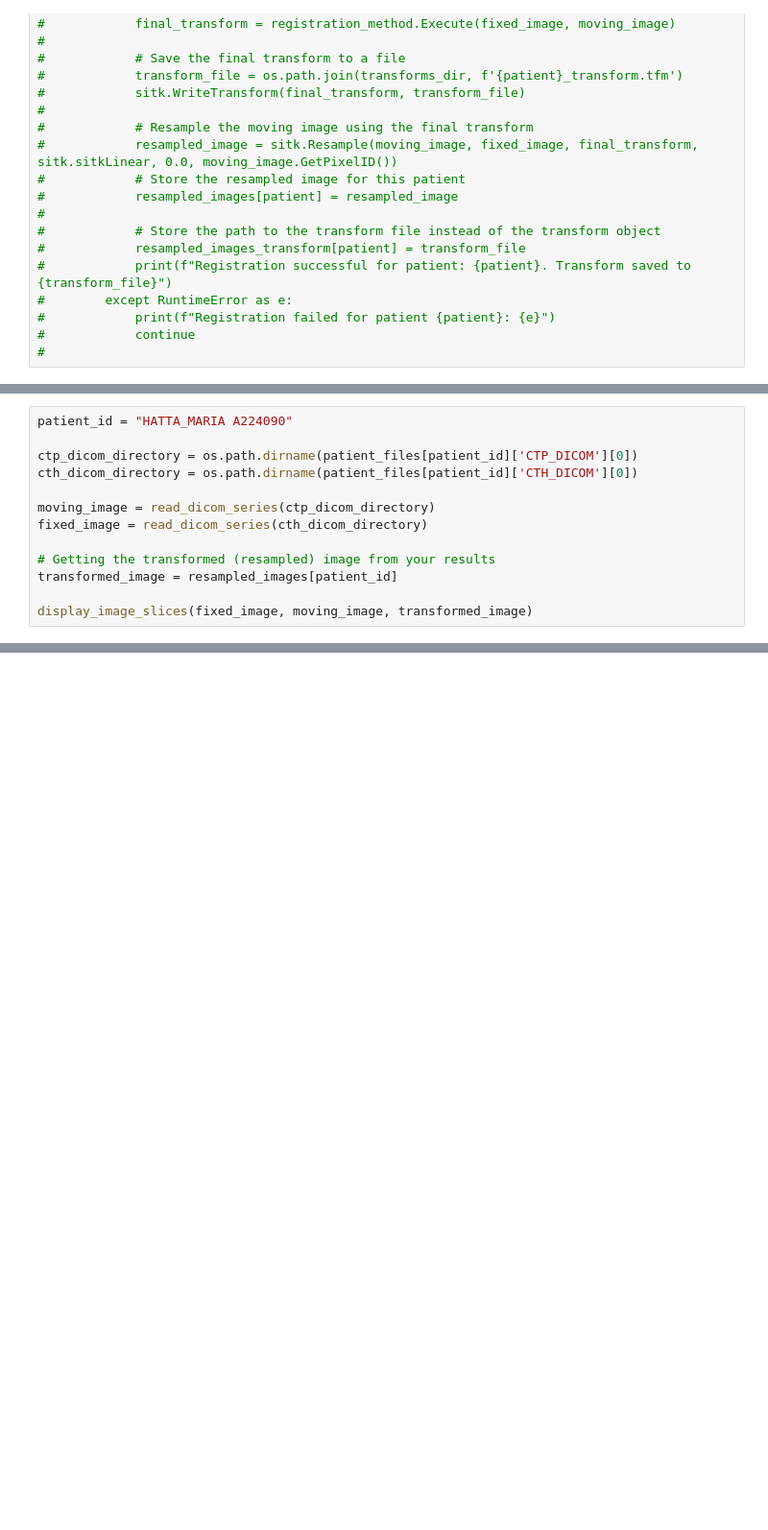
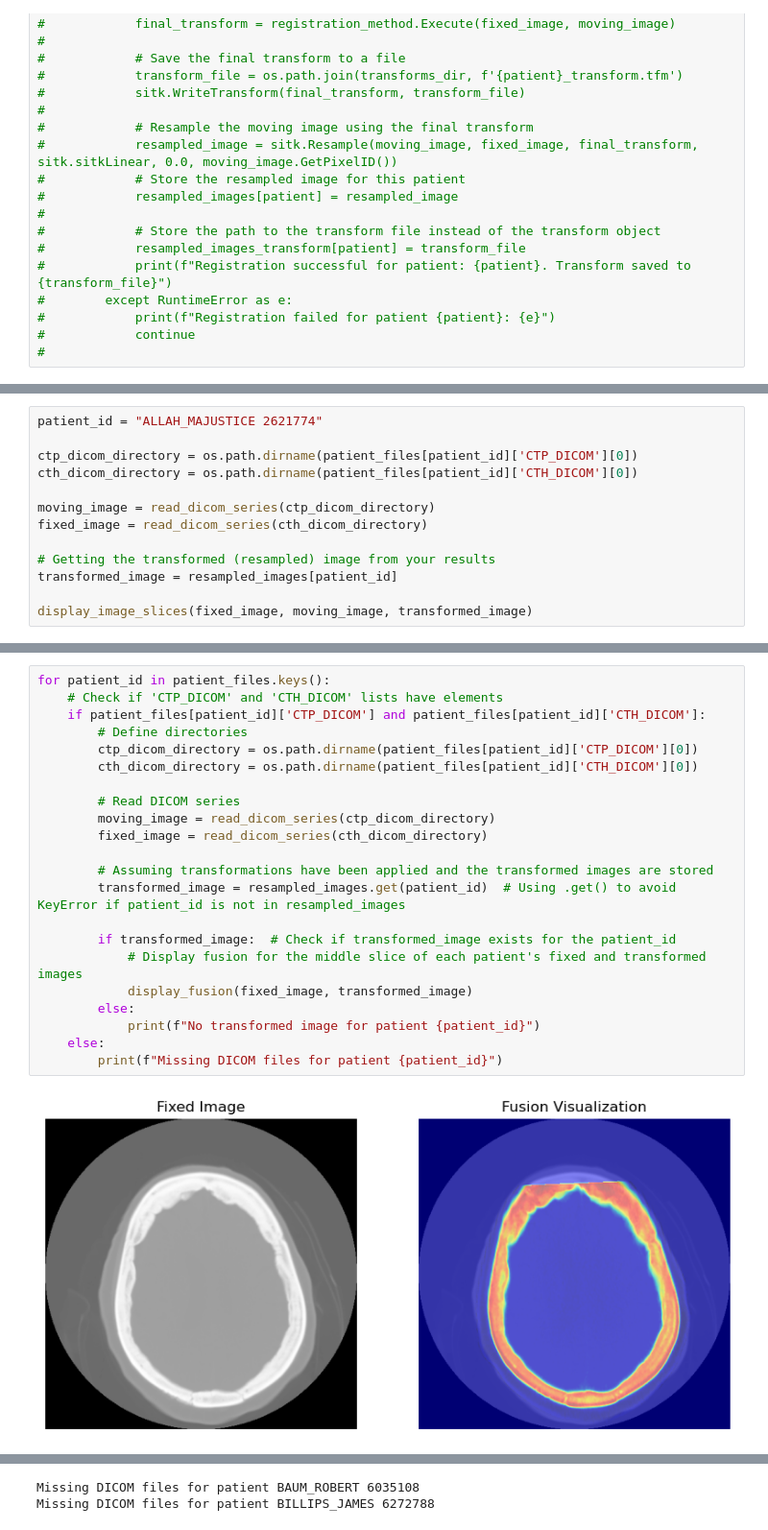
Before and after one commit to nicholasjprimianomd/CTH_CTP, a Jupyter notebook: register_CTPMAP_CTH_PIPELINE.ipynb, the cells around one changed output, grey strips where cells are left out. Shown at 96% size. Drawn from its saved outputs; the diff is of its cells as text; blank space fills up the shorter version.

```diff
--- a/register_CTPMAP_CTH_PIPELINE.ipynb
+++ b/register_CTPMAP_CTH_PIPELINE.ipynb
@@ -326,7 +352,7 @@ def display_image_slices(fixed_image, moving_image, transformed_image):
     interactive_output = widgets.interactive_output(update_slice, {'slice_idx': slice_slider})
     display(slice_slider, interactive_output)
 # %%
-patient_id = "HATTA_MARIA A224090"
+patient_id = "ALLAH_MAJUSTICE 2621774"
 
 ctp_dicom_directory = os.path.dirname(patient_files[patient_id]['CTP_DICOM'][0])
 cth_dicom_directory = os.path.dirname(patient_files[patient_id]['CTH_DICOM'][0])
@@ -376,0 +399,24 @@ display_fusion(fixed_image, transformed_image)
+# %%
+for patient_id in patient_files.keys():
+    # Check if 'CTP_DICOM' and 'CTH_DICOM' lists have elements
+    if patient_files[patient_id]['CTP_DICOM'] and patient_files[patient_id]['CTH_DICOM']:
+        # Define directories
+        ctp_dicom_directory = os.path.dirname(patient_files[patient_id]['CTP_DICOM'][0])
+        cth_dicom_directory = os.path.dirname(patient_files[patient_id]['CTH_DICOM'][0])
+
+        # Read DICOM series
+        moving_image = read_dicom_series(ctp_dicom_directory)
+        fixed_image = read_dicom_series(cth_dicom_directory)
+
+        # Assuming transformations have been applied and the transformed images are stored
+        transformed_image = resampled_images.get(patient_id)  # Using .get() to avoid KeyError if patient_id is not in resampled_images
+
+        if transformed_image:  # Check if transformed_image exists for the patient_id
+            # Display fusion for the middle slice of each patient's fixed and transformed images
+            display_fusion(fixed_image, transformed_image)
+        else:
+            print(f"No transformed image for patient {patient_id}")
+    else:
+        print(f"Missing DICOM files for patient {patient_id}")
+# %% [output]
+[figure, added]
@@ -376,0 +425,2 @@ display_fusion(fixed_image, transformed_image)
+Missing DICOM files for patient BAUM_ROBERT 6035108
+Missing DICOM files for patient BILLIPS_JAMES 6272788
```
Also changed, not shown: parts of 8 cells of this notebook.
